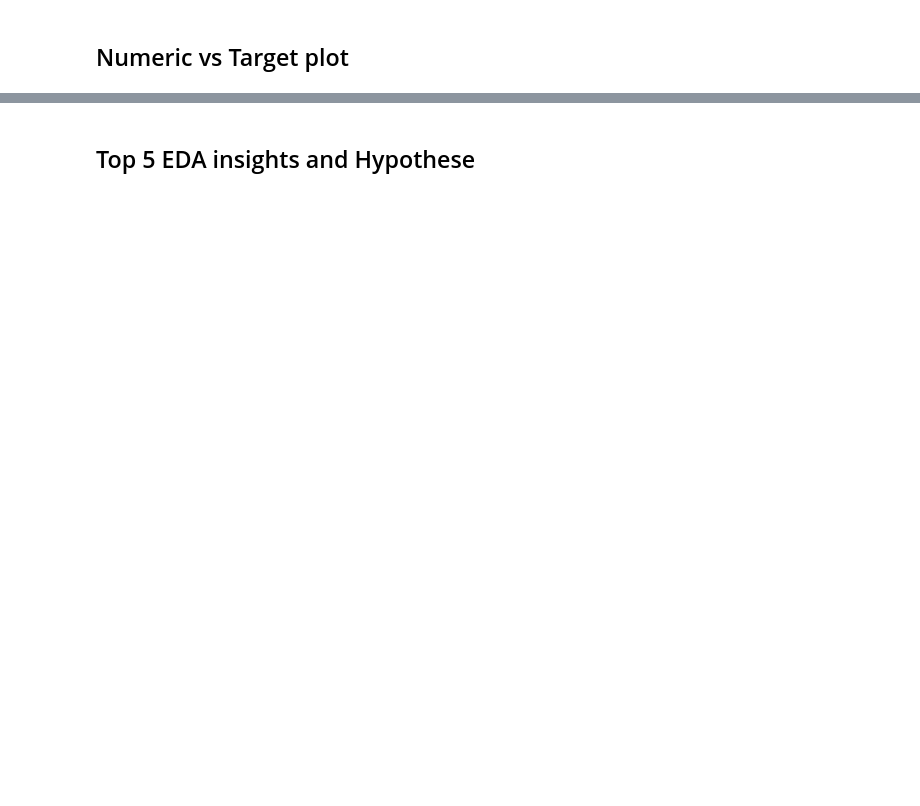
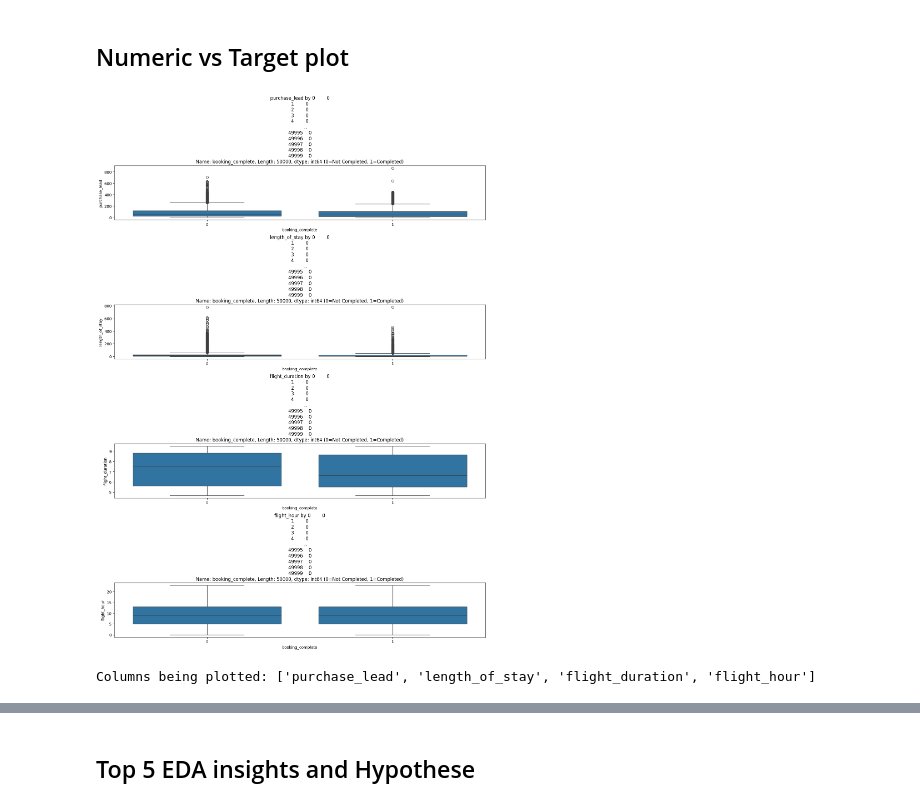
Before and after one commit to nickgeorgemathew/booking_analysis, a Jupyter notebook: notebooks/01_eda.ipynb, the cells around one changed output, grey strips where cells are left out. Drawn from its saved outputs; the diff is of its cells as text; code cells hidden in the pictures; blank space fills up the shorter version.

Commit message:
plots for numeric columns

```diff
--- a/notebooks/01_eda.ipynb
+++ b/notebooks/01_eda.ipynb
@@ -242,2 +239,26 @@ fig2.show()
 # %% [markdown]
 ## Numeric vs Target plot
+# %%
+target=df['booking_complete']
+numeric_cols=['purchase_lead', 'length_of_stay', 'flight_duration', 'flight_hour','num_pasengers',]
+
+
+for c in numeric_cols:
+    if c in df.columns:
+        df[c] = pd.to_numeric(df[c], errors='coerce')
+# %%
+cols_target=[c for c in numeric_cols if c in df.columns]
+n=len(cols_target)
+fig,axes=plt.subplots(nrows=n,ncols=1,figsize=(14,5*n),constrained_layout=True)
+if n == 1:
+    axes = [axes]
+for ax, col in zip(axes, cols_target):
+    sns.boxplot(data=df, x=target, y=col, ax=ax)
+    ax.set_title(f"{col} by {target} (0=Not Completed, 1=Completed)")
+    ax.set_xlabel("booking_complete")
+    ax.set_ylabel(col)
+plt.show()
+print("Columns being plotted:", cols_target)
+# %% [output]
+[figure, added]
+Columns being plotted: ['purchase_lead', 'length_of_stay', 'flight_duration', 'flight_hour']
```
Also changed, not shown: parts of 6 cells of this notebook, 6 other files.
